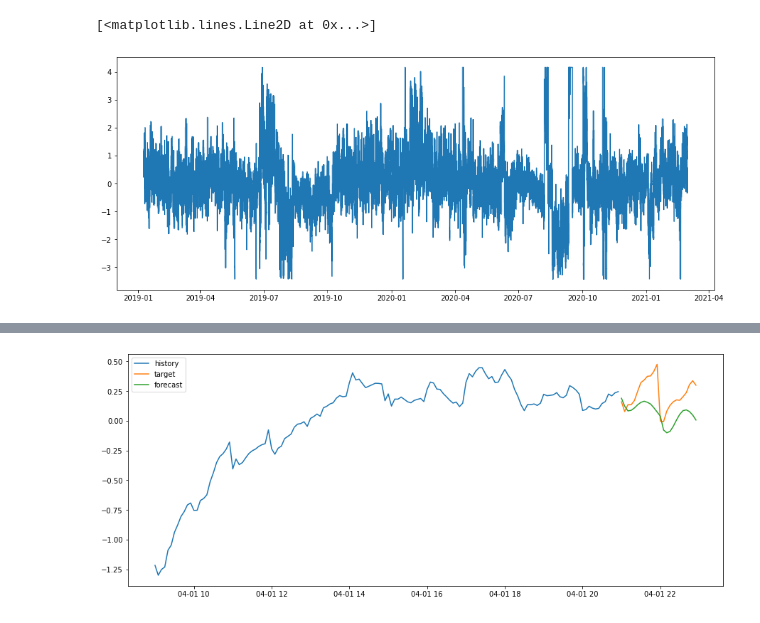
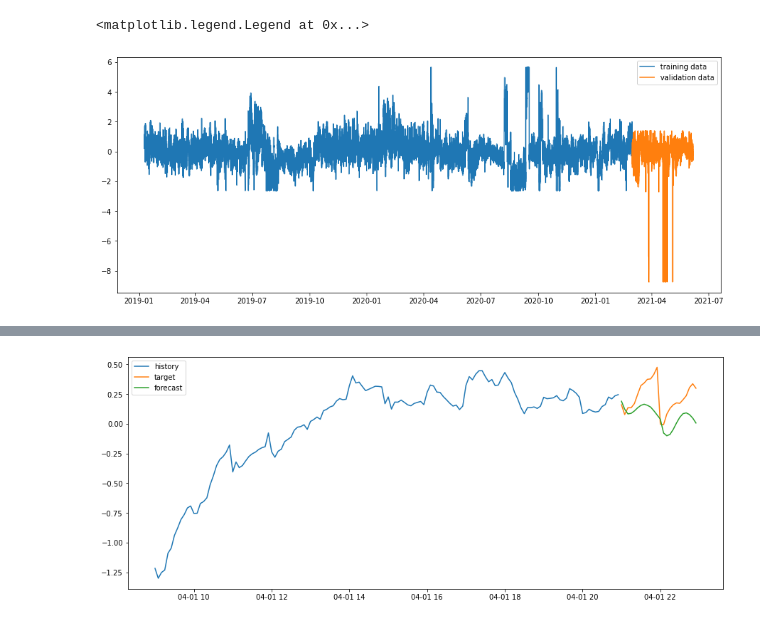
Before and after one commit to rodrigohpalmeirim/timeseries-forecast, a Jupyter notebook: imbalance_forecast.ipynb, the cells around one changed output, grey strips where cells are left out. Cells and saved outputs as stored; diff of their text form; code cells hidden in the pictures.

```diff
--- a/imbalance_forecast.ipynb
+++ b/imbalance_forecast.ipynb
@@ -31,21 +33,22 @@ plt.plot(train_df['y'])
-# %%
-def preprocess(df):
-    for col in df.columns:
-        # Clip outliers
-        if col == 'y':
-            df[col] = df[col].clip(upper=df[col].quantile(0.991))
-            df[col] = df[col].clip(lower=df[col].quantile(0.001))
-        # Normalize
-        if df[col].std() != 0:
-            df[col] = (df[col] - df[col].mean()) / df[col].std()
-
-preprocess(train_df)
-preprocess(val_df)
-# %%
-plt.plot(train_df['y'])
-# %% [output]
-[<matplotlib.lines.Line2D at 0x...>]
-[figure, removed]
+# %%
+def preprocess(df):
+    # Clip outliers
+    df['y'] = df['y'].clip(upper=df['y'].quantile(0.995))
+    df['y'] = df['y'].clip(lower=df['y'].quantile(0.005))
+    # Normalize
+    for col in df.columns:
+        if df[col].std() != 0:
+            df[col] = (df[col] - df[col].mean()) / df[col].std()
+
+preprocess(train_df)
+preprocess(val_df)
+
+plt.plot(train_df['y'], label='training data')
+plt.plot(val_df['y'], label='validation data')
+plt.legend()
+# %% [output]
+<matplotlib.legend.Legend at 0x...>
+[figure, added]
 # %%
 def add_features(df):
     # Date time features
```
Also changed, not shown: parts of 5 cells of this notebook.
